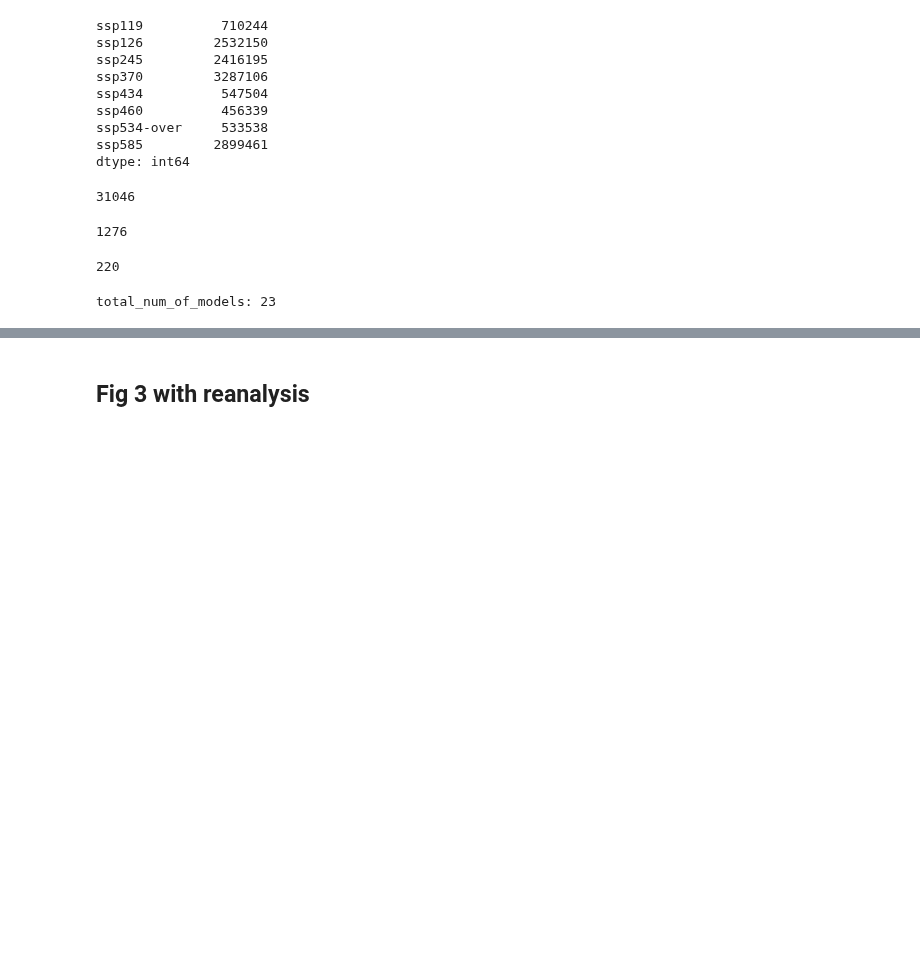
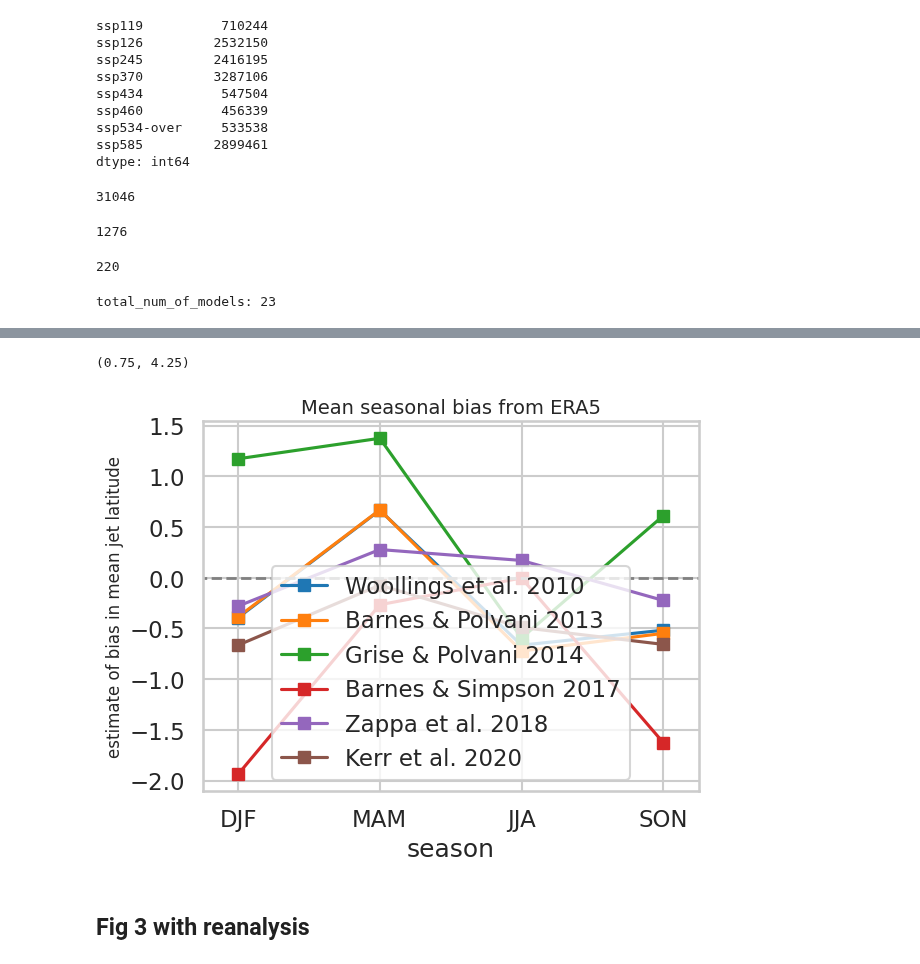
Before and after one commit to Thomasjkeel/uncertainty-in-npac-jet-shift, a Jupyter notebook: Figure_3.ipynb, the cells around one changed output, grey strips where cells are left out. Saved outputs shown, nothing was run; the diff lists cells and outputs as text; code cells hidden in the pictures; blank space fills up the shorter version.

```diff
--- a/Figure_3.ipynb
+++ b/Figure_3.ipynb
@@ -598,0 +601,19 @@ total_num_of_models: 23
+# %%
+metric_names = ['Woollings et al. 2010', 'Barnes & Polvani 2013', 'Barnes & Simpson 2017', 'Grise & Polvani 2017', 'Bracegirdle et al. 2018', 'Zappa et al. 2018', 'Kerr et al. 2020']
+metric_datanames = ['Woollings2010_NorthPacific', 'BarnesPolvani2013_NorthPacific', 'GrisePolvani2014_NorthPacific', 'BarnesSimpson2017_NorthPacific', 'Bracegirdle2018_NorthPacific', 'Zappa2018_NorthPacific', 'Kerr2020_NorthPacific']
+# %%
+all_era5_bias = {}
+for ind, metric_name in enumerate(metric_names):
+    print(metric_name, metric_datanames[ind])
+    if metric_name == 'Bracegirdle et al. 2018':
+        continue
+    hist_seasonal = all_df_npac_hist_dataset[metric_name].resample('QS-Dec').mean()["1984-12-01":"2015-12-01"]
+    era_seasonal = era_npac_day_dict[metric_datanames[ind]].resample('QS-Dec').mean()["1984-12-01":"2015-12-01"]
+    jra_seasonal = jra55_npac_day_dict[metric_datanames[ind]].resample('QS-Dec').mean()["1984-12-01":"2015-12-01"]
+    merra_seasonal = merra2_npac_day_dict[metric_datanames[ind]].resample('QS-Dec').mean()["1984-12-01":"2015-12-01"]
+    ncep_seasonal = ncepdoe2_npac_day_dict[metric_datanames[ind]].resample('QS-Dec').mean()["1984-12-01":"2015-12-01"]
+    mean_rean_seasonal = (era_seasonal + jra_seasonal + merra_seasonal + ncep_seasonal) / 4 # calc mean
+    hist_era = pd.concat([hist_seasonal, mean_rean_seasonal['jet_lat']], axis=1)
+    era_bias = hist_era.drop('jet_lat', axis=1).subtract(hist_era['jet_lat'], axis=0)
+    era_bias['season'] = (era_bias.index.month%12 + 3)//3
+    all_era5_bias[metric_name] = era_bias.groupby('season').mean().mean(axis=1)
@@ -599,3 +630,18 @@ total_num_of_models: 23
+# %%
+all_era5_bias['Grise & Polvani 2014'] = all_era5_bias.pop('Grise & Polvani 2017')
+# %%
+all_era5_bias = dict(sorted(all_era5_bias.items(), key=lambda key: key[0][-4:]))
+# %%
+pd.DataFrame(all_era5_bias).plot(marker='s')
+plt.hlines(0, .5, 4.5, linestyle='--', color='grey', linewidth=2)
+plt.xticks(np.arange(1, 5), labels=['DJF', 'MAM', 'JJA', 'SON']);
+plt.title('Mean seasonal bias from ERA5', size=14)
+plt.ylabel('estimate of bias in mean jet latitude', size=12)
+plt.xlim(.75, 4.25)
+# plt.savefig('figures/mean_seasonal_bias_era5.png', bbo1x_inches='tight')
+# %% [output]
+(0.75, 4.25)
+[figure, added]
 # %% [markdown]
 ## Fig 3 with reanalysis
 # %%
```
Also changed, not shown: parts of 10 cells of this notebook, 2 other files.
